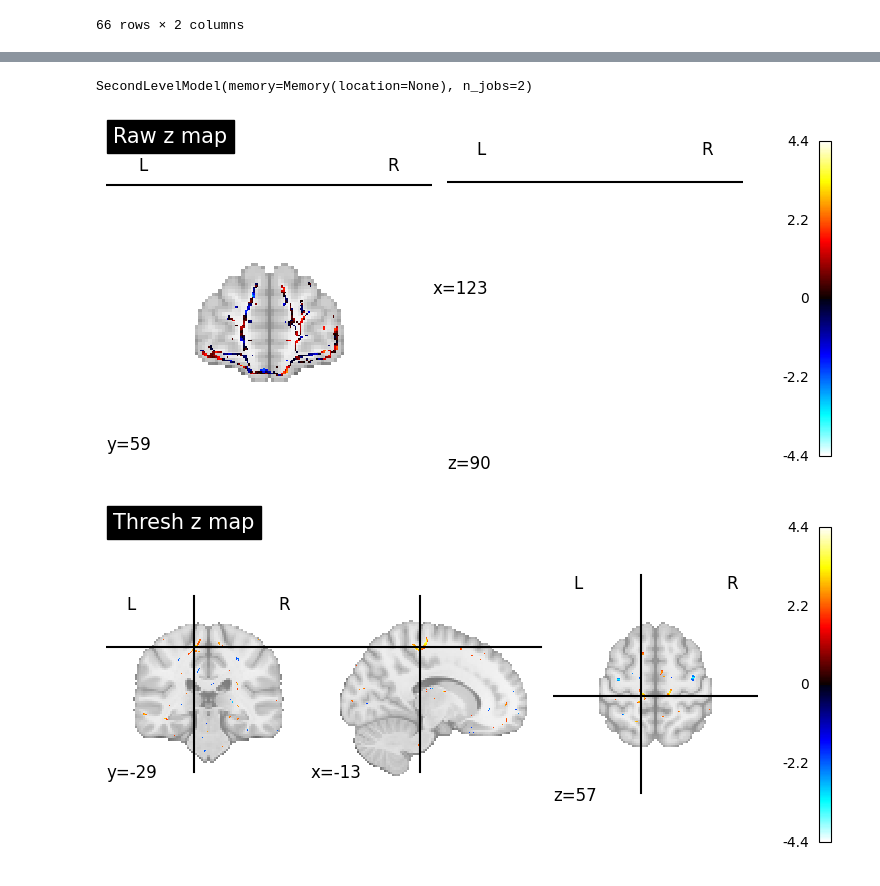
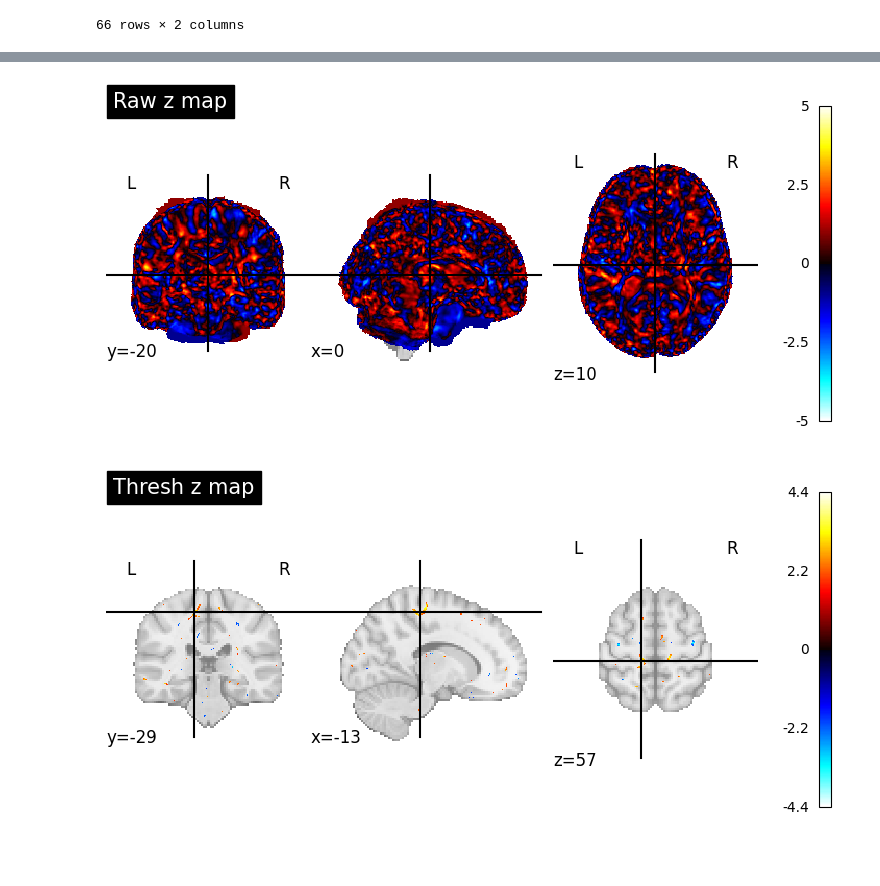
Before and after one commit to mrenke/parietal_patterns, a Jupyter notebook: dti_analysis/FAnan_2ndLevel_01.ipynb, the cells around one changed output, grey strips where cells are left out. Drawn from its saved outputs; the diff is of its cells as text; code cells hidden in the pictures.

```diff
--- a/dti_analysis/FAnan_2ndLevel_01.ipynb
+++ b/dti_analysis/FAnan_2ndLevel_01.ipynb
@@ -97,3 +92,9 @@ pati =  '/mnt_AdaBD_largefiles/Data/SMILE_Data/DNumRisk/ds-dnumrisk/derivatives/
 
 cmap_filenames = [os.path.join(pati, f'sub-{sub:02d}_FA_skeletonised.nii.gz') for  sub in range(1, 67)]
 cmap_filenames
+# %%
+spec = ''
+pati =  '/mnt_AdaBD_largefiles/Data/SMILE_Data/DNumRisk/ds-dnumrisk/derivatives/dwi_FA2ndLevel'
+
+cmap_filenames = [op.join(pati, f'sub-{sub:02d}_FA_in_MNI.nii.gz') for  sub in range(1, 67)]
+cmap_filenames
@@ -103,10 +122,6 @@ from nilearn.glm.second_level import SecondLevelModel
 second_level_model = SecondLevelModel(n_jobs=2).fit(
     cmap_filenames, design_matrix=design_matrix
 )
-# %%
-second_level_model
-# %% [output]
-SecondLevelModel(memory=Memory(location=None), n_jobs=2)
 # %%
 z_map = second_level_model.compute_contrast(output_type="z_score", second_level_contrast='group')
 # %%
@@ -114,9 +129,9 @@ z_map.to_filename(op.join(pati, '2ndLevel_group_z_map.nii.gz'))
 # %%
 from nilearn import plotting
 
-display = plotting.plot_stat_map(z_map, title="Raw z map", cut_coords=[123, 59, 90])
+display = plotting.plot_stat_map(z_map, title="Raw z map")
 # %% [output]
-[figure, old version]
+[figure, new version]
 # %%
 from nilearn.glm import threshold_stats_img
 
```
Also changed, not shown: parts of 5 cells of this notebook, 1 other file.
